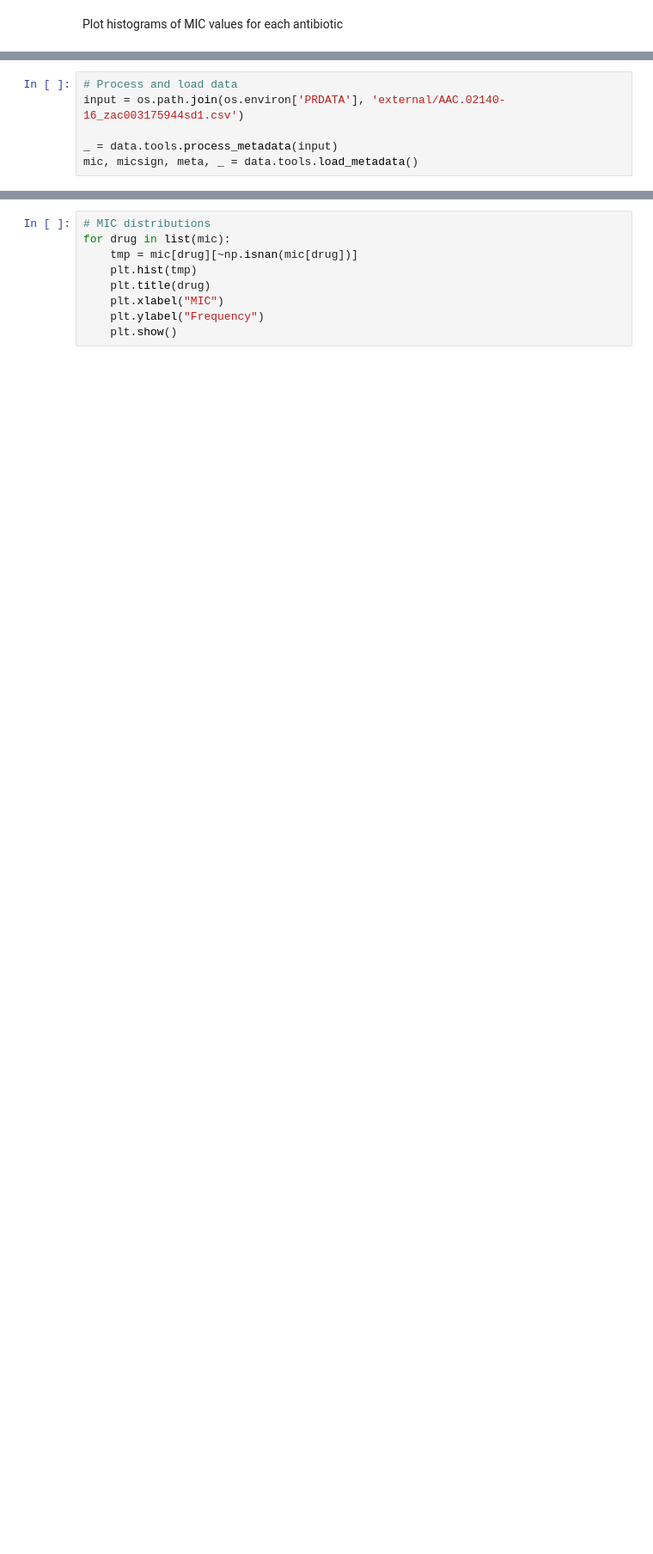
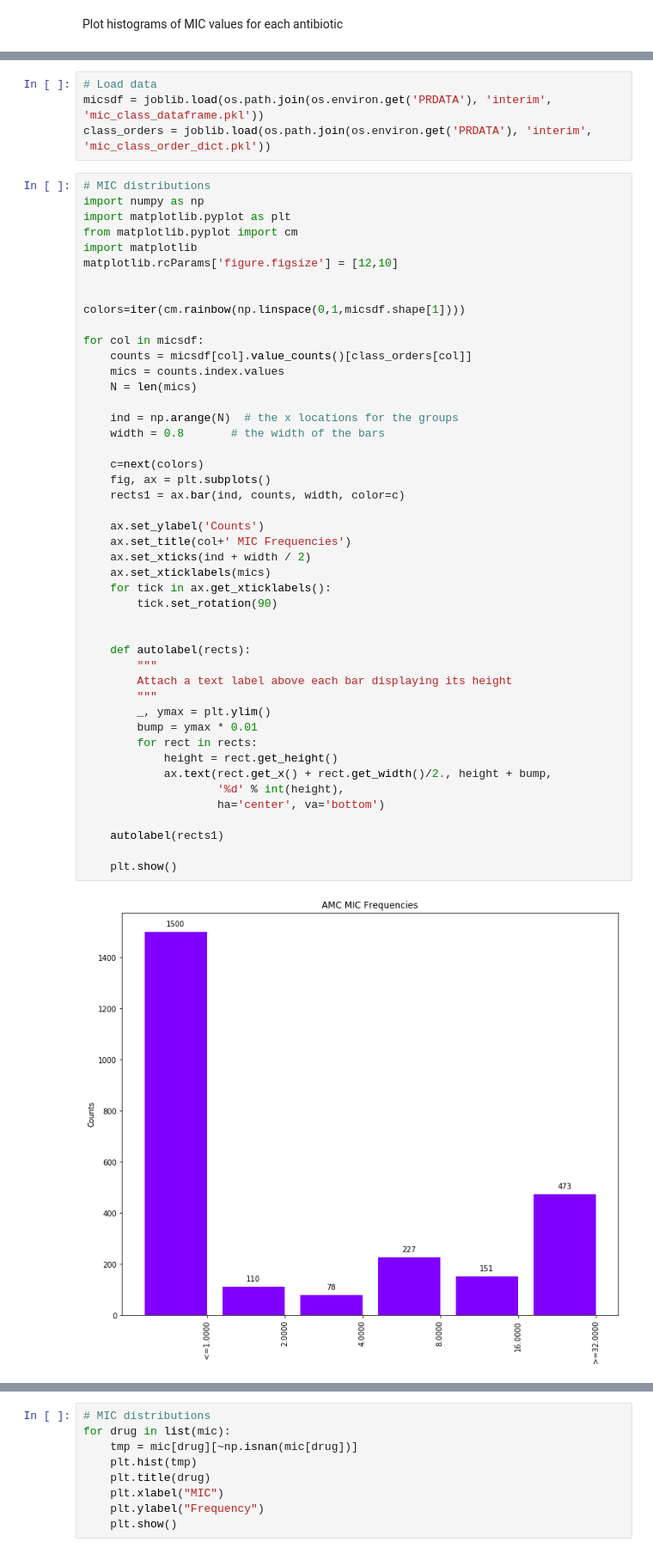
Before and after one commit to superphy/phenores, a Jupyter notebook: notebooks/0.0-mwhitesi-visualise-mic-distributions.ipynb, the cells around one changed output, grey strips where cells are left out. Shown at 86% size. Drawn from its saved outputs; the diff is of its cells as text; blank space fills up the shorter version.

Commit message:
ADD: metadata notebook UPDATE: mic distribution notebook

```diff
--- a/notebooks/0.0-mwhitesi-visualise-mic-distributions.ipynb
+++ b/notebooks/0.0-mwhitesi-visualise-mic-distributions.ipynb
@@ -28,6 +34,52 @@ True
-# %%
-# Process and load data
-input = os.path.join(os.environ['PRDATA'], 'external/AAC.02140-16_zac003175944sd1.csv')
-
-_ = data.tools.process_metadata(input)
-mic, micsign, meta, _ = data.tools.load_metadata()
+# %%
+# Load data
+micsdf = joblib.load(os.path.join(os.environ.get('PRDATA'), 'interim', 'mic_class_dataframe.pkl'))
+class_orders = joblib.load(os.path.join(os.environ.get('PRDATA'), 'interim', 'mic_class_order_dict.pkl'))
+# %%
+# MIC distributions
+import numpy as np
+import matplotlib.pyplot as plt
+from matplotlib.pyplot import cm
+import matplotlib
+matplotlib.rcParams['figure.figsize'] = [12,10]
+
+
+colors=iter(cm.rainbow(np.linspace(0,1,micsdf.shape[1])))
+
+for col in micsdf:
+    counts = micsdf[col].value_counts()[class_orders[col]]
+    mics = counts.index.values
+    N = len(mics)
+
+    ind = np.arange(N)  # the x locations for the groups
+    width = 0.8       # the width of the bars
+
+    c=next(colors)
+    fig, ax = plt.subplots()
+    rects1 = ax.bar(ind, counts, width, color=c)
+
+    ax.set_ylabel('Counts')
+    ax.set_title(col+' MIC Frequencies')
+    ax.set_xticks(ind + width / 2)
+    ax.set_xticklabels(mics)
+    for tick in ax.get_xticklabels():
+        tick.set_rotation(90)
+
+
+    def autolabel(rects):
+        """
+        Attach a text label above each bar displaying its height
+        """
+        _, ymax = plt.ylim()
+        bump = ymax * 0.01
+        for rect in rects:
+            height = rect.get_height()
+            ax.text(rect.get_x() + rect.get_width()/2., height + bump,
+                    '%d' % int(height),
+                    ha='center', va='bottom')
+
+    autolabel(rects1)
+
+    plt.show()
+# %% [output]
+[figure, added]
```
Also changed, not shown: parts of 7 cells of this notebook, 4 other files.
